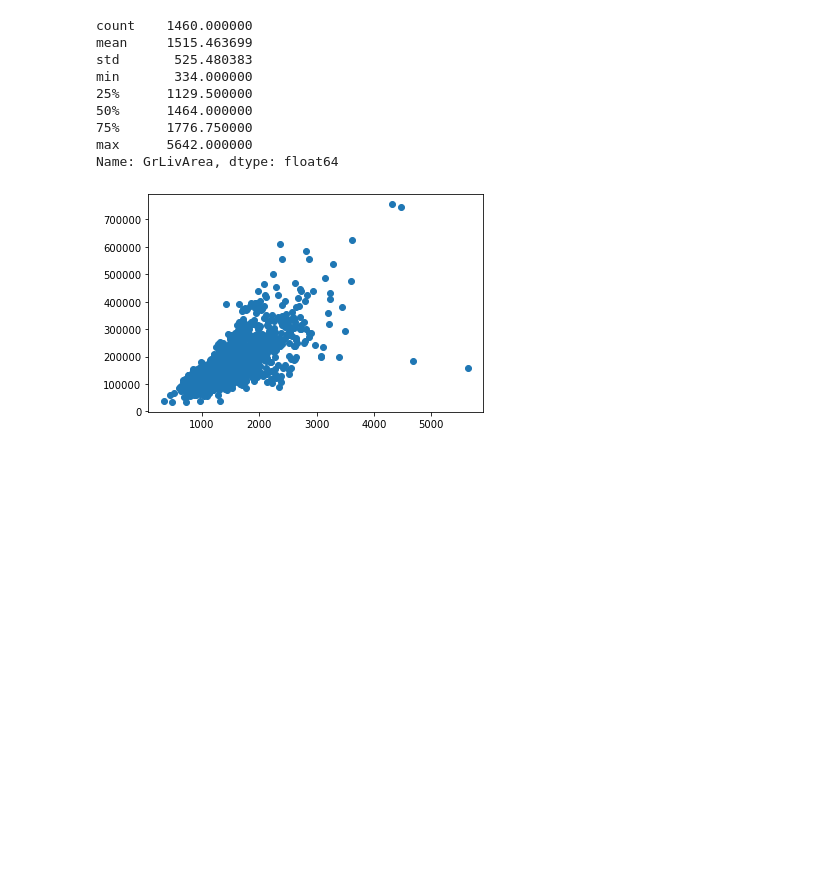
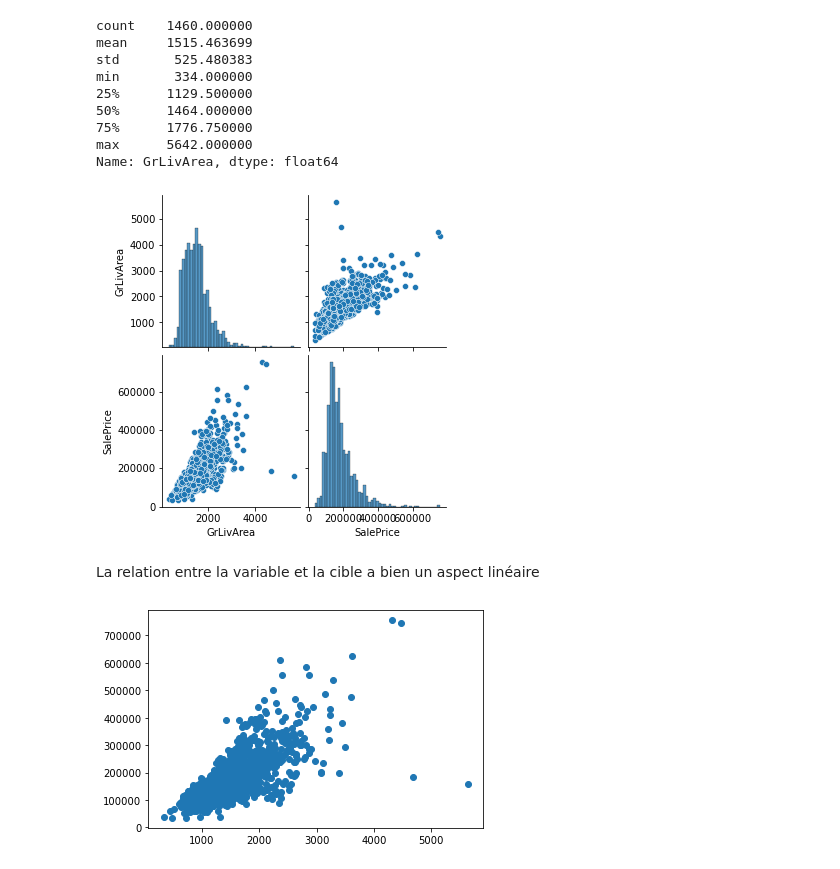
Before and after one commit to NandoGoncalves/House_Prices, a Jupyter notebook: house-prices_a00.ipynb, the cells around one changed output. Drawn from its saved outputs; the diff is of its cells as text; code cells hidden in the pictures; blank space fills up the shorter version.

```diff
--- a/house-prices_a00.ipynb
+++ b/house-prices_a00.ipynb
@@ -64,6 +66,12 @@ min       334.000000
 75%      1776.750000
 max      5642.000000
 Name: GrLivArea, dtype: float64
+# %%
+sns.pairplot(df[['GrLivArea', 'SalePrice']]);
+# %% [output]
+[figure, added]
+# %% [markdown]
+La relation entre la variable et la cible a bien un aspect linéaire
 # %%
 plt.scatter(df.GrLivArea, df.SalePrice);
 # %% [output]
```
Also changed, not shown: parts of 8 cells of this notebook.
